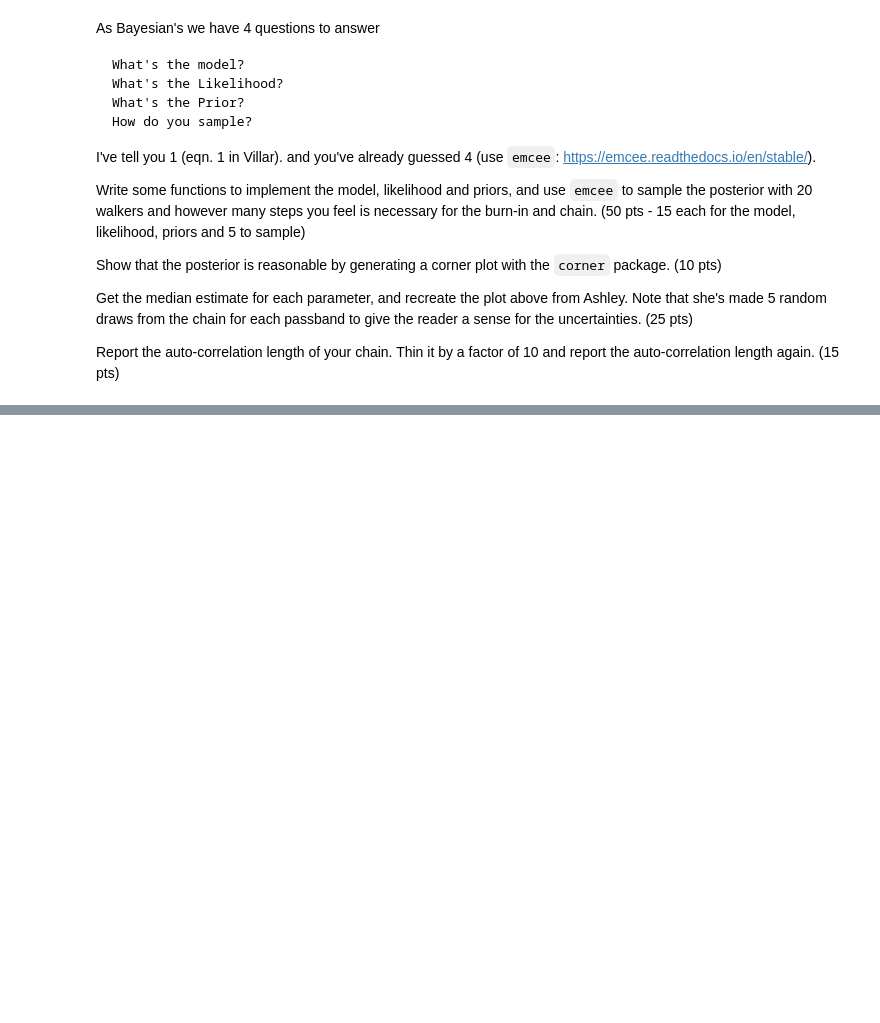
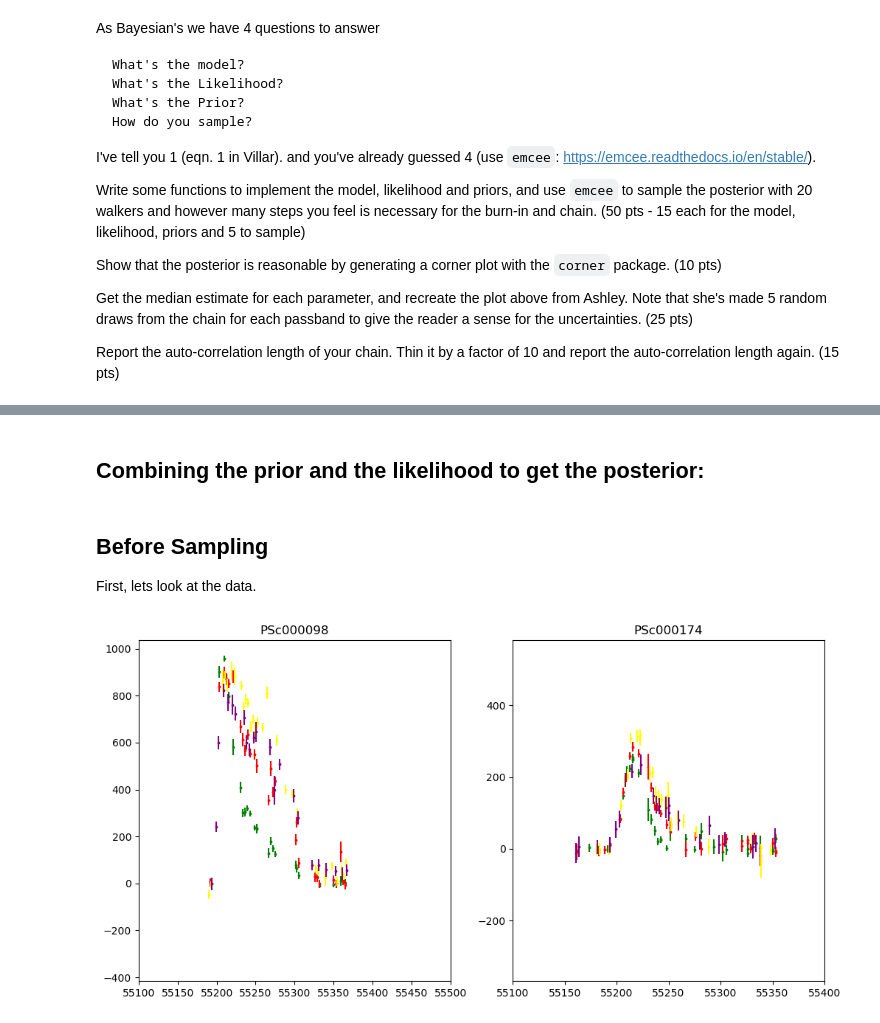
Before and after one commit to gnarayan/ast596_2023_Spring, a Jupyter notebook: homework/HaillePerkins/03/hw03.ipynb, the cells around one changed output, grey strips where cells are left out. Cells and saved outputs as stored; diff of their text form; code cells hidden in the pictures; blank space fills up the shorter version.

Commit message:
Sampling in progress

```diff
--- a/homework/HaillePerkins/03/hw03.ipynb
+++ b/homework/HaillePerkins/03/hw03.ipynb
@@ -43,0 +151,2 @@ Report the auto-correlation length of your chain. Thin it by a factor of 10 and
+# %% [markdown]
+## Combining the prior and the likelihood to get the posterior:
@@ -43,0 +158,47 @@ Report the auto-correlation length of your chain. Thin it by a factor of 10 and
+# %% [markdown]
+## Before Sampling
+
+First, lets look at the data.
+# %%
+# read in the data
+skiprows = [i for i in range(17)] + [418,] # ignore the top and last line
+psc_98 = pd.read_csv('PS1_PS1MD_PSc000098.snana.dat',
+                 sep='\s+',
+                 names=['VARLIST:', 'MJD','FLT', 'FIELD', 'FLUXCAL', 'FLUXCALERR', 'MAG', 'MAGERR'],
+                 skiprows= skiprows,
+                 comment='#')
+
+skiprows[-1] = 498 # the second file has a different end
+psc_174 = pd.read_csv('PS1_PS1MD_PSc000174.snana.dat',
+                 sep='\s+',
+                 names=['VARLIST:', 'MJD','FLT', 'FIELD', 'FLUXCAL', 'FLUXCALERR', 'MAG', 'MAGERR'],
+                 skiprows= skiprows,
+                 comment='#')
+# %%
+# splitting the datas by filters
+filters = ['g', 'r', 'i', 'z']
+psc_98bands = [psc_98[psc_98['FLT'] == f] for f in filters]
+psc_174bands = [psc_174[psc_174['FLT'] == f] for f in filters]
+# %%
+# plotting the data
+fig = plt.figure(figsize=(12,6))
+ax1 = fig.add_subplot(121)
+ax2 = fig.add_subplot(122)
+
+colors = ['g', 'r', 'yellow', 'purple']
+
+# psc98
+for i, band in enumerate(psc_98bands):
+    ax1.set_title("PSc000098")
+    ax1.scatter(band['MJD'], band['FLUXCAL'],s=3, c=colors[i])
+    ax1.errorbar(band['MJD'], band['FLUXCAL'], band['FLUXCALERR'], linestyle='None', c=colors[i])
+    ax1.set_xlim(55100, 55500)
+
+# psc174
+for i, band in enumerate(psc_174bands):
+    ax2.set_title("PSc000174")
+    ax2.scatter(band['MJD'], band['FLUXCAL'],s=3, c=colors[i])
+    ax2.errorbar(band['MJD'], band['FLUXCAL'], band['FLUXCALERR'], linestyle='None', c=colors[i])
+    ax2.set_xlim(55100, 55400)
+# %% [output]
+[figure, added]
```
Also changed, not shown: parts of 17 cells of this notebook.
